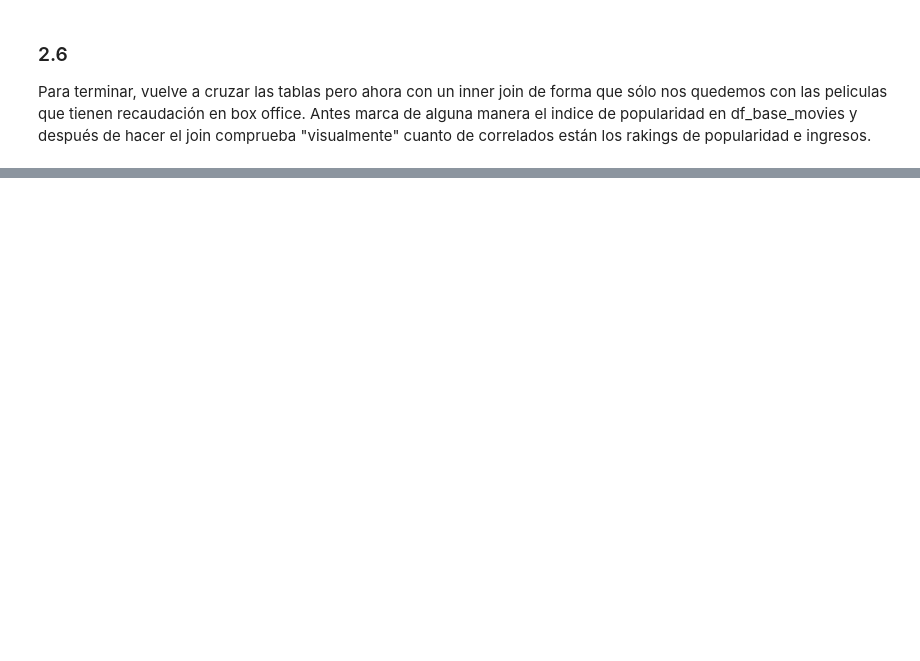
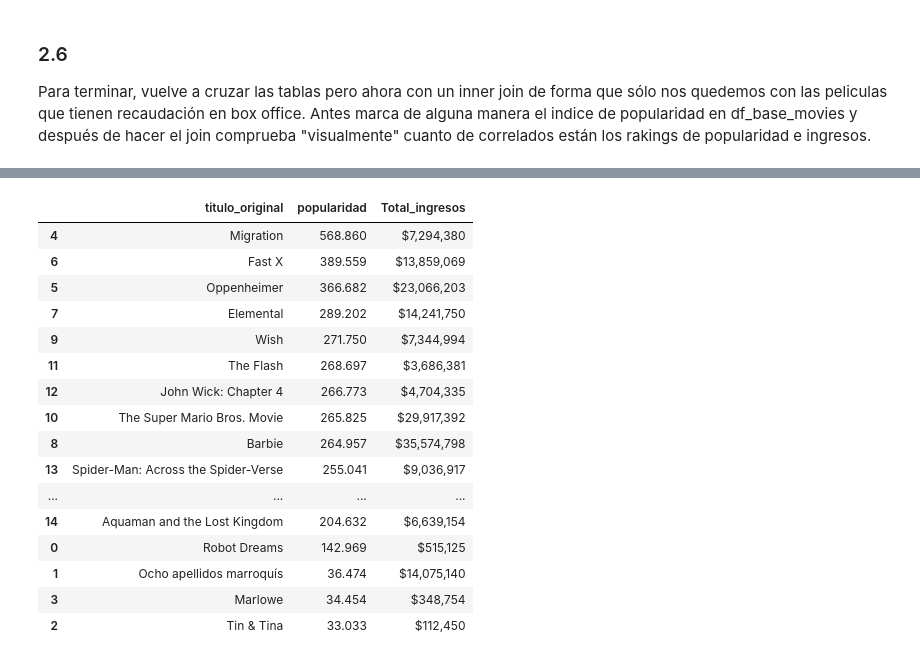
Before and after one commit to somm14/ONLINE_DS_THEBRIDGE_Soraya_M, a Jupyter notebook: 03_ Procesado_y_análisis_de_datos/Sprint_6/Unidad_1/Practica_obligatoria/18_Practica_Obligatoria_Scraping_API.ipynb, the cells around one changed output, grey strips where cells are left out. Cells and saved outputs as stored; diff of their text form; code cells hidden in the pictures; blank space fills up the shorter version.

```diff
--- a/03_ Procesado_y_análisis_de_datos/Sprint_6/Unidad_1/Practica_obligatoria/18_Practica_Obligatoria_Scraping_API.ipynb
+++ b/03_ Procesado_y_análisis_de_datos/Sprint_6/Unidad_1/Practica_obligatoria/18_Practica_Obligatoria_Scraping_API.ipynb
@@ -494,0 +601,32 @@ Para terminar, vuelve a cruzar las tablas pero ahora con un inner join de forma
+# %%
+query = '''
+SELECT a.titulo_original, a.titulo, a.popularidad, b."Total Gross" AS Total_ingresos
+FROM df_base_movies_1 AS a
+INNER JOIN df_mojo AS b
+ON a.titulo_original = b.Release
+'''
+
+df_ij = pd.read_sql(query, conn)
+
+# Relacion entre el índice de popularidad y los ingresos.
+df_ij.sort_values(by="popularidad", ascending=False)[["titulo_original", "popularidad", "Total_ingresos"]]
+
+# No están muy relacionados
+# %% [output]
+|  | titulo_original | popularidad | Total_ingresos |
+| 4 | Migration | 568.860 | $7,294,380 |
+| 6 | Fast X | 389.559 | $13,859,069 |
+| 5 | Oppenheimer | 366.682 | $23,066,203 |
+| 7 | Elemental | 289.202 | $14,241,750 |
+| 9 | Wish | 271.750 | $7,344,994 |
+| 11 | The Flash | 268.697 | $3,686,381 |
+| 12 | John Wick: Chapter 4 | 266.773 | $4,704,335 |
+| 10 | The Super Mario Bros. Movie | 265.825 | $29,917,392 |
+| 8 | Barbie | 264.957 | $35,574,798 |
+| 13 | Spider-Man: Across the Spider-Verse | 255.041 | $9,036,917 |
+| ... | ... | ... | ... |
+| 14 | Aquaman and the Lost Kingdom | 204.632 | $6,639,154 |
+| 0 | Robot Dreams | 142.969 | $515,125 |
+| 1 | Ocho apellidos marroquís | 36.474 | $14,075,140 |
+| 3 | Marlowe | 34.454 | $348,754 |
+| 2 | Tin & Tina | 33.033 | $112,450 |
```
Also changed, not shown: parts of 22 cells of this notebook.
